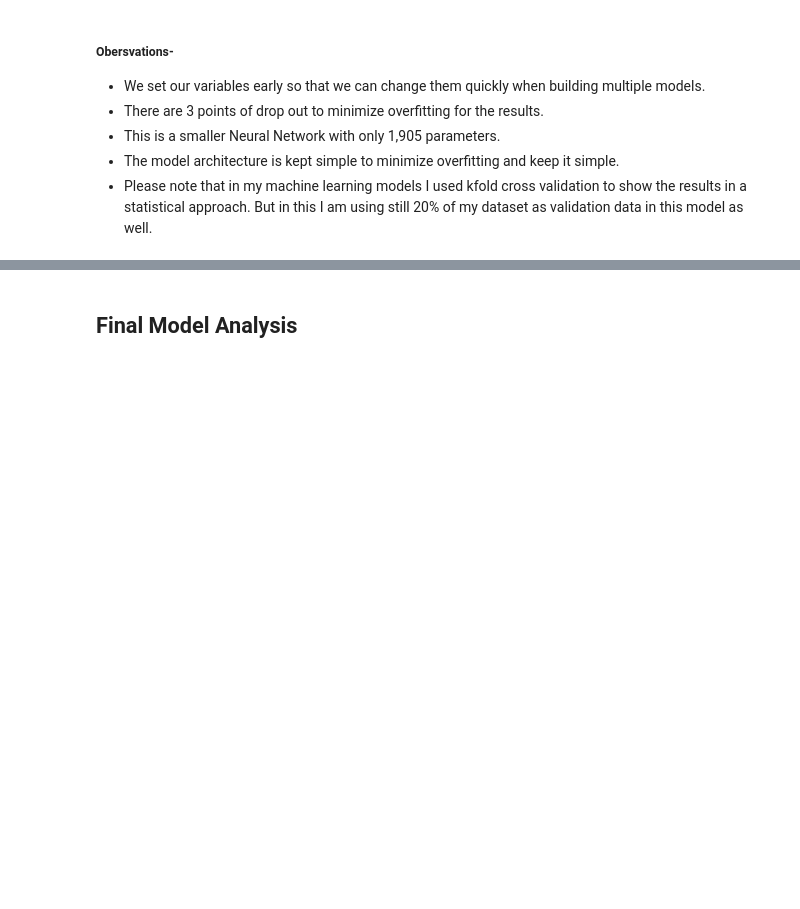
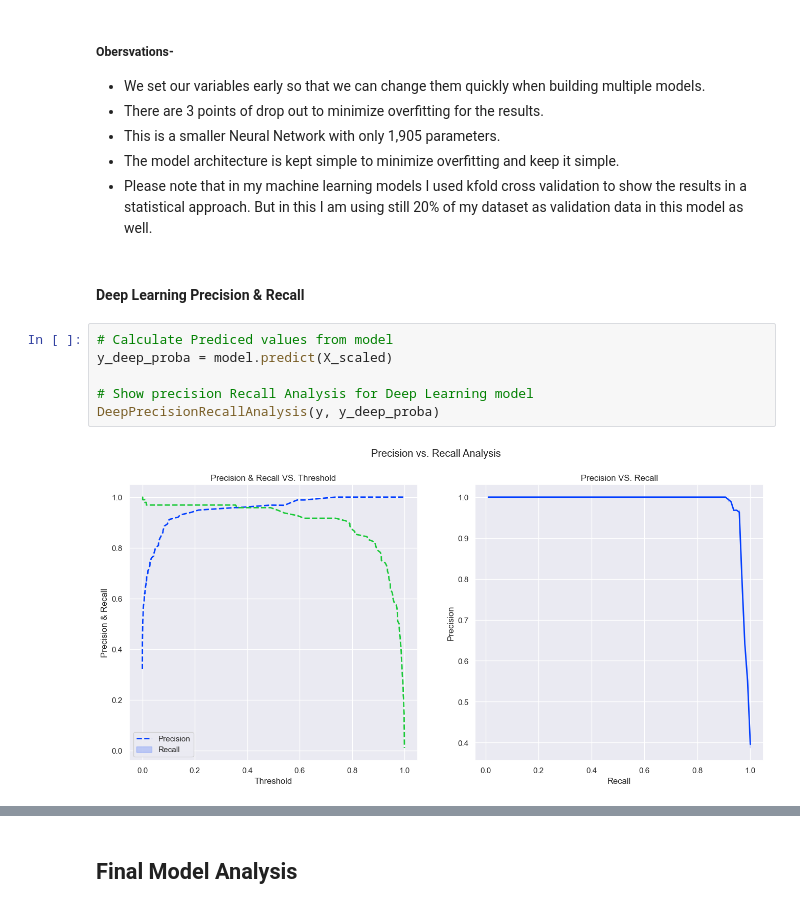
Before and after one commit to KyleHoss/Data-Science-Portfolio, a Jupyter notebook: MachineLearning/Classification/Heart-Failure/HeartFailureClassification.ipynb, the cells around one changed output, grey strips where cells are left out. Saved outputs shown, nothing was run; the diff lists cells and outputs as text; blank space fills up the shorter version.

```diff
--- a/MachineLearning/Classification/Heart-Failure/HeartFailureClassification.ipynb
+++ b/MachineLearning/Classification/Heart-Failure/HeartFailureClassification.ipynb
@@ -836,3 +1257,13 @@ None
 * This is a smaller Neural Network with only 1,905 parameters.
 * The model architecture is kept simple to minimize overfitting and keep it simple.
 * Please note that in my machine learning models I used kfold cross validation to show the results in a statistical approach. But in this I am using still 20% of my dataset as validation data in this model as well.
+# %% [markdown]
+#### Deep Learning Precision & Recall
+# %%
+# Calculate Prediced values from model
+y_deep_proba = model.predict(X_scaled)
+
+# Show precision Recall Analysis for Deep Learning model
+DeepPrecisionRecallAnalysis(y, y_deep_proba)
+# %% [output]
+[figure, added]
```
Also changed, not shown: parts of 8 cells of this notebook, 9 other files.
